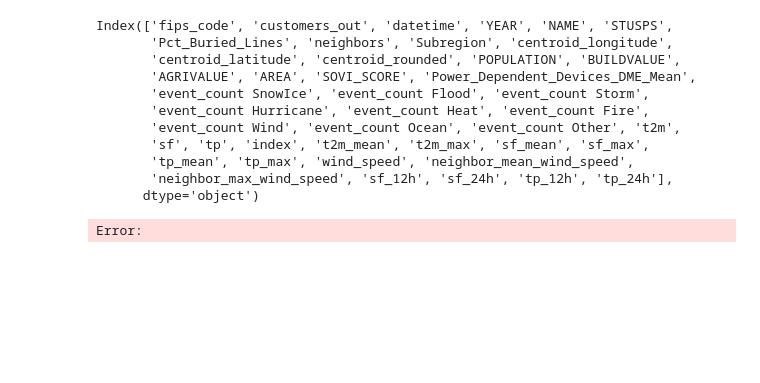
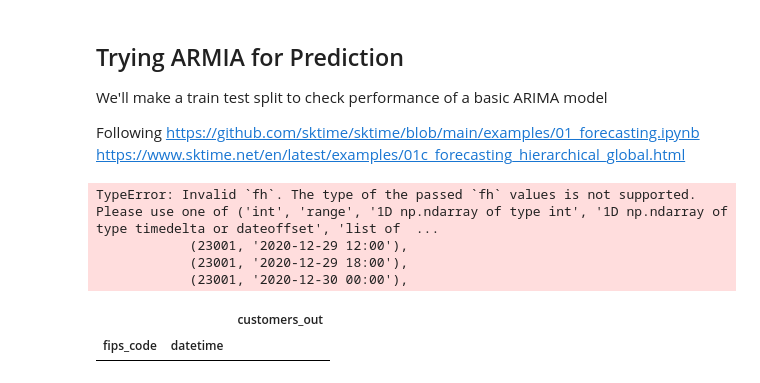
Before and after one commit to aarondweinberg/predictingpoweroutages, a Jupyter notebook: Aaron/Modeling1_AW.ipynb, the cells around one changed output. Saved outputs shown, nothing was run; the diff lists cells and outputs as text; code cells hidden in the pictures; blank space fills up the shorter version.

```diff
--- a/Aaron/Modeling1_AW.ipynb
+++ b/Aaron/Modeling1_AW.ipynb
@@ -11,0 +40,12 @@ df = pd.read_parquet('../Data/Merged_Data/eaglei_noaa_era5_engineered.parquet')
+# %%
+y = df['customers_out']
+
+#Set the multiindex on y
+y = y.reset_index()
+
+#Use fips_code and datetime as a multiindex on y
+y = y.set_index(['fips_code', 'datetime'])
+
+# Note that datetime doesn't have an embedded frequency; we'll need to set this manually
+#Convert DatetimeIndex to PeriodIndex with 6-hour frequency
+y.index = y.index.set_levels(y.index.levels[1].to_period('6h'), level=1)
@@ -11,0 +170,8 @@ df = pd.read_parquet('../Data/Merged_Data/eaglei_noaa_era5_engineered.parquet')
+# %% [markdown]
+## Trying ARMIA for Prediction
+
+We'll make a train test split to check performance of a basic ARIMA model
+
+Following
+https://github.com/sktime/sktime/blob/main/examples/01_forecasting.ipynb
+ https://www.sktime.net/en/latest/examples/01c_forecasting_hierarchical_global.html
@@ -12,3 +180,15 @@ df = pd.read_parquet('../Data/Merged_Data/eaglei_noaa_era5_engineered.parquet')
+# %%
+y_train, y_test = temporal_train_test_split(y, test_size=1460)
 # %%
+fh = ForecastingHorizon(y_test.index, is_relative=False)
+
 # We want to make predictions over the next four 6-hour intervals
-forecasting_horizon = np.arange(1,5)
+forecaster = ARIMA(order=(5, 1, 0))
+forecaster.fit(y_train)
+
+y_pred = forecaster.predict(fh)
+# %% [output]
+TypeError: Invalid `fh`. The type of the passed `fh` values is not supported. Please use one of ('int', 'range', '1D np.ndarray of type int', '1D np.ndarray of type timedelta or dateoffset', 'list of  ...
+            (23001, '2020-12-29 12:00'),
+            (23001, '2020-12-29 18:00'),
+            (23001, '2020-12-30 00:00'),
@@ -21,18 +195,9 @@ df_train = df[df['YEAR'] < 2022].copy()
-# %%
-df_train.columns
-# %% [output]
-Index(['fips_code', 'customers_out', 'datetime', 'YEAR', 'NAME', 'STUSPS',
-       'Pct_Buried_Lines', 'neighbors', 'Subregion', 'centroid_longitude',
-       'centroid_latitude', 'centroid_rounded', 'POPULATION', 'BUILDVALUE',
-       'AGRIVALUE', 'AREA', 'SOVI_SCORE', 'Power_Dependent_Devices_DME_Mean',
-       'event_count SnowIce', 'event_count Flood', 'event_count Storm',
-       'event_count Hurricane', 'event_count Heat', 'event_count Fire',
-       'event_count Wind', 'event_count Ocean', 'event_count Other', 't2m',
-       'sf', 'tp', 'index', 't2m_mean', 't2m_max', 'sf_mean', 'sf_max',
-       'tp_mean', 'tp_max', 'wind_speed', 'neighbor_mean_wind_speed',
-       'neighbor_max_wind_speed', 'sf_12h', 'sf_24h', 'tp_12h', 'tp_24h'],
-      dtype='object')
-# %%
-y = df_train['customers_out']
-# %% [output]
-Error:
+# %%
+# Restrict y and y_pred to year 2020
+y_2020 = y[y.index.get_level_values(1).year == 2020]
+y_pred_2020 = y_pred[y_pred.index.get_level_values(1).year == 2020]
+# %%
+y_pred_2020
+# %% [output]
+|  |  | customers_out |
+| fips_code | datetime |  |
```
Also changed, not shown: parts of 17 cells of this notebook.
